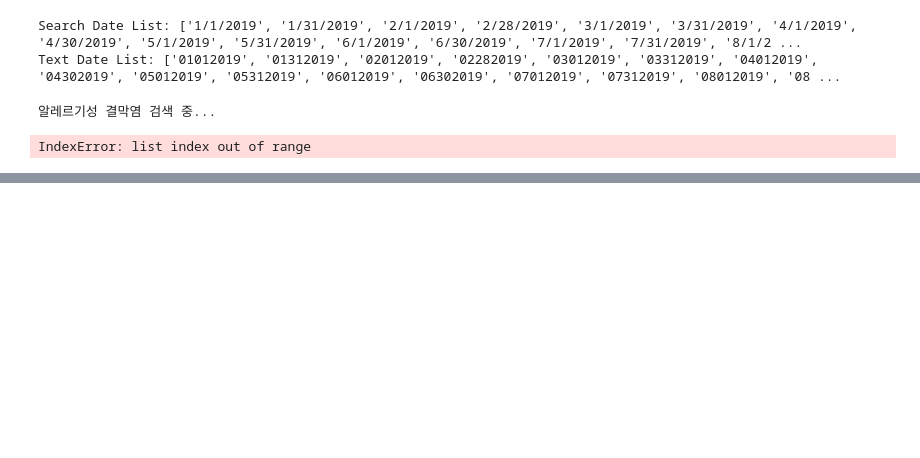
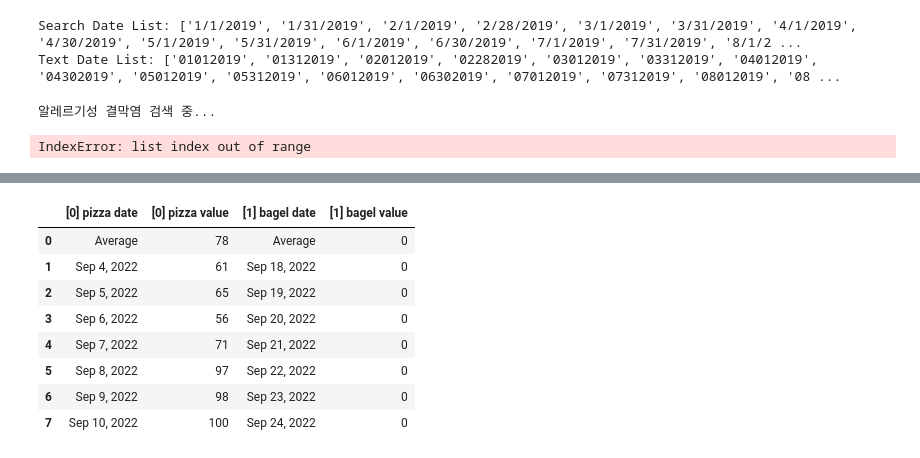
Before and after one commit to addinedu-ros-8th/eda-repo-4, a Jupyter notebook: google-trends.ipynb, the cells around one changed output, grey strips where cells are left out. Cells and saved outputs as stored; diff of their text form; code cells hidden in the pictures; blank space fills up the shorter version.

```diff
--- a/google-trends.ipynb
+++ b/google-trends.ipynb
@@ -204,0 +319,16 @@ IndexError: list index out of range
+# %%
+kw_list = ["Blockchain"]
+google_trends.build_payload(kw_list, cat=0, timeframe='today 5-y', geo='', gprop='')
+
+google_trends.build_payload(kw_list=['pizza', 'bagel'], timeframe=['2022-09-04 2022-09-10', '2022-09-18 2022-09-24'])
+google_trends.multirange_interest_over_time()
+# %% [output]
+|  | [0] pizza date | [0] pizza value | [1] bagel date | [1] bagel value |
+| 0 | Average | 78 | Average | 0 |
+| 1 | Sep 4, 2022 | 61 | Sep 18, 2022 | 0 |
+| 2 | Sep 5, 2022 | 65 | Sep 19, 2022 | 0 |
+| 3 | Sep 6, 2022 | 56 | Sep 20, 2022 | 0 |
+| 4 | Sep 7, 2022 | 71 | Sep 21, 2022 | 0 |
+| 5 | Sep 8, 2022 | 97 | Sep 22, 2022 | 0 |
+| 6 | Sep 9, 2022 | 98 | Sep 23, 2022 | 0 |
+| 7 | Sep 10, 2022 | 100 | Sep 24, 2022 | 0 |
```
Also changed, not shown: parts of 20 cells of this notebook.
